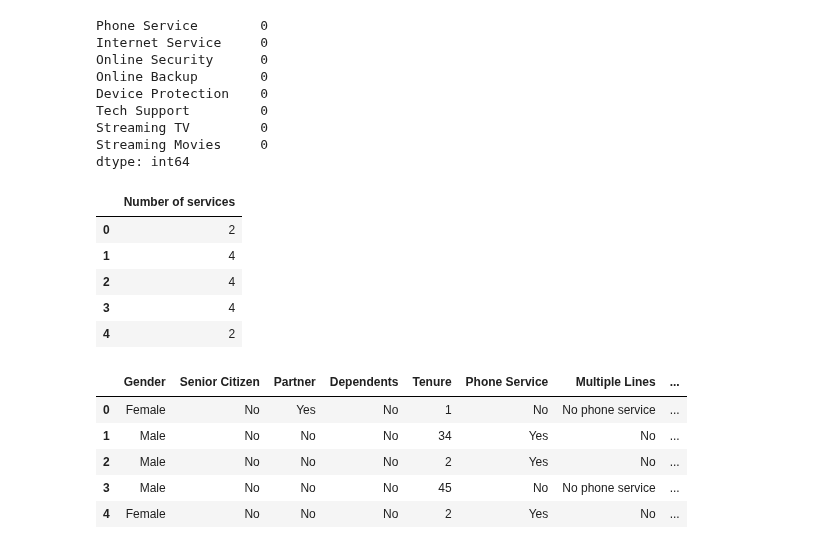
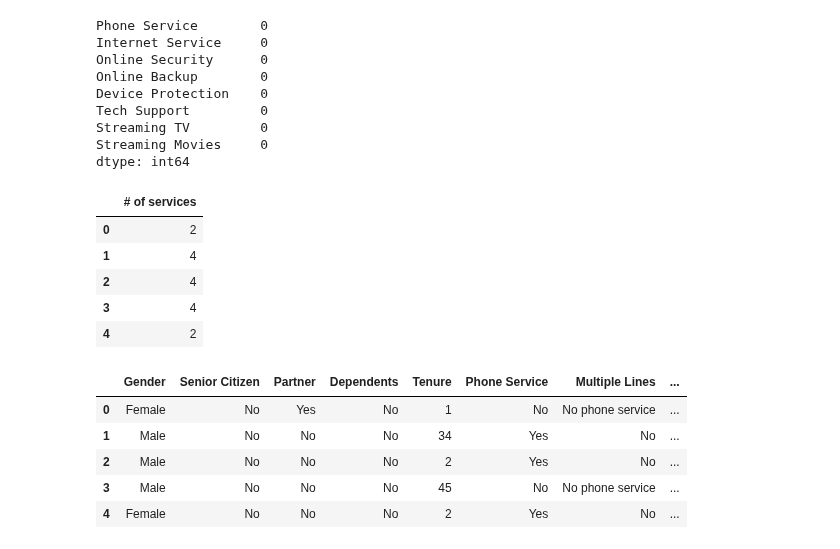
Before and after one commit to CassiaNascimento/Customer_Churn_Prediction, a Jupyter notebook: notebooks/EDA.ipynb, the cells around one changed output. Cells and saved outputs as stored; diff of their text form; code cells hidden in the pictures.

```diff
--- a/notebooks/EDA.ipynb
+++ b/notebooks/EDA.ipynb
@@ -562,6 +1282,6 @@ Name: count, dtype: int64
 # %%
-df_services=df[["Phone Service","Internet Service","Online Security","Online Backup","Device Protection","Tech Support","Streaming TV","Streaming Movies"]]
-df_services.head()
+services=df[["Phone Service","Internet Service","Online Security","Online Backup","Device Protection","Tech Support","Streaming TV","Streaming Movies"]]
+services.head()
 # %% [output]
 |  | Phone Service | Internet Service | Online Security | Online Backup | Device Protection | Tech Support | ... |
 | 0 | No | DSL | No | Yes | No | No | ... |
@@ -572,6 +1292,6 @@ df_services.head()
 # %%
 mapping={"Yes":1, "Fiber optic":1, "DSL":1, "No":0, "No internet service":0}
 # %%
-for col in df_services.columns:
-    df_services.loc[:,col]=df_services.loc[:,col].map(mapping)
+for col in services.columns:
+    services.loc[:,col]=services.loc[:,col].map(mapping)
 # %%
@@ -596,11 +1316,11 @@ Streaming TV         0
 Streaming Movies     0
 dtype: int64
 # %%
-number_of_services=df_services.sum(axis=1).to_frame()
-number_of_services.columns=["Number of services"]
-number_of_services.head()
+n_of_services=services.sum(axis=1).to_frame()
+n_of_services.columns=["# of services"]
+n_of_services.head()
 # %% [output]
-|  | Number of services |
+|  | # of services |
 | 0 | 2 |
 | 1 | 4 |
 | 2 | 4 |
```
Also changed, not shown: parts of 385 cells of this notebook, 2 other files.
